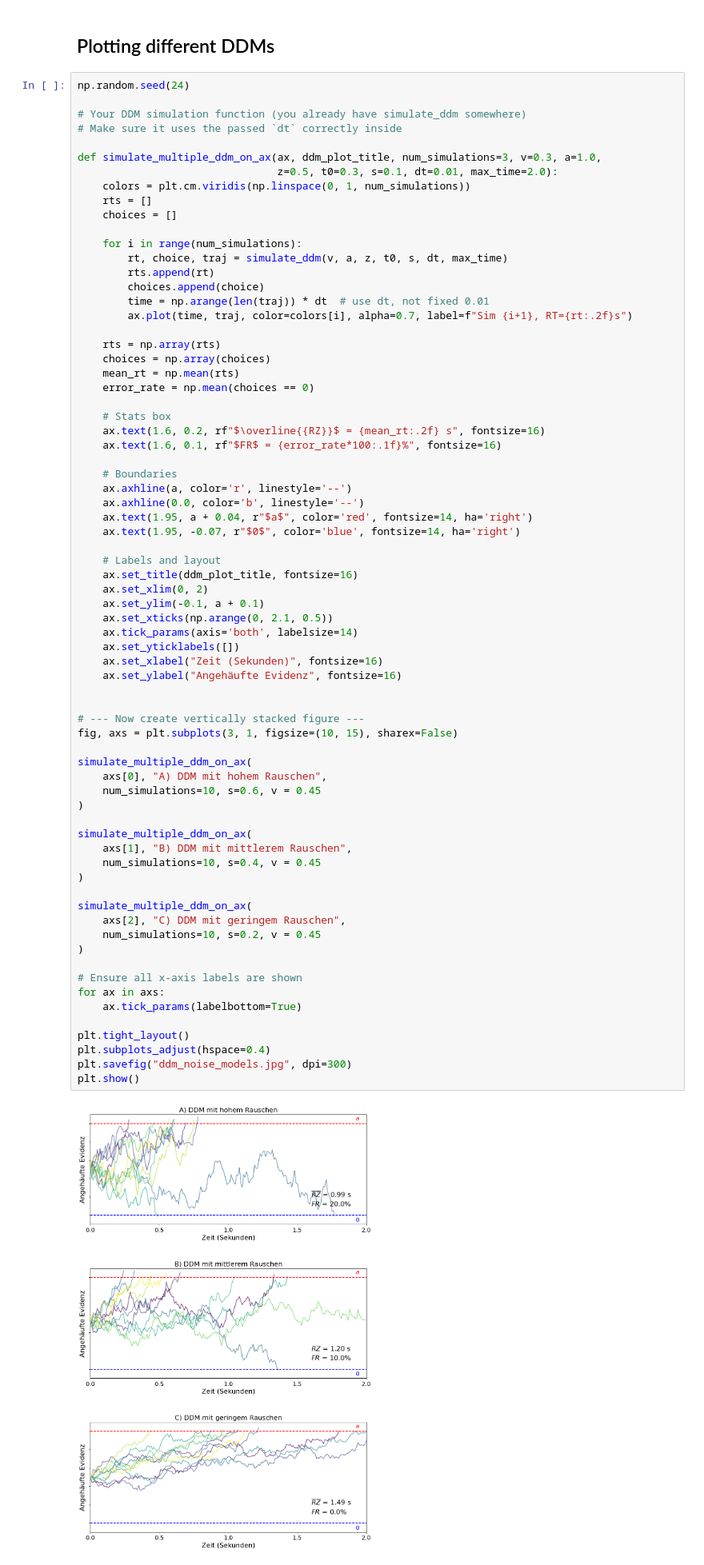
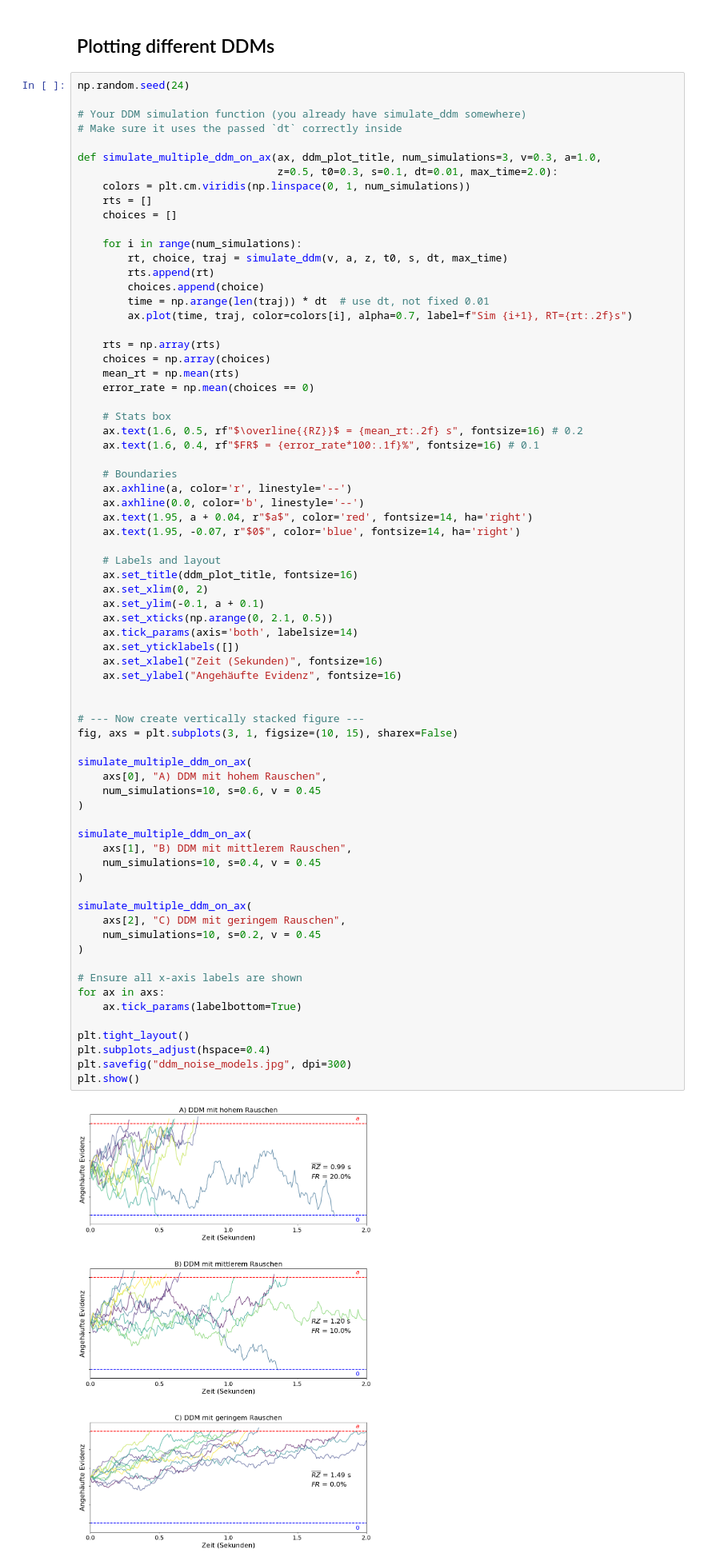
Before and after one commit to raph-c-psych/sat_dual_tasking, a Jupyter notebook: 04_drift_diffusion_modelling/drift_diffusion_modelling.ipynb, the cells around one changed output. Shown: that part at 80% size. Drawn from its saved outputs; the diff is of its cells as text.

```diff
--- a/04_drift_diffusion_modelling/drift_diffusion_modelling.ipynb
+++ b/04_drift_diffusion_modelling/drift_diffusion_modelling.ipynb
@@ -68,8 +68,8 @@ def simulate_multiple_ddm_on_ax(ax, ddm_plot_title, num_simulations=3, v=0.3, a=
     error_rate = np.mean(choices == 0)
 
     # Stats box
-    ax.text(1.6, 0.2, rf"$\overline{{RZ}}$ = {mean_rt:.2f} s", fontsize=16)
-    ax.text(1.6, 0.1, rf"$FR$ = {error_rate*100:.1f}%", fontsize=16)
+    ax.text(1.6, 0.5, rf"$\overline{{RZ}}$ = {mean_rt:.2f} s", fontsize=16) # 0.2
+    ax.text(1.6, 0.4, rf"$FR$ = {error_rate*100:.1f}%", fontsize=16) # 0.1
 
     # Boundaries
     ax.axhline(a, color='r', linestyle='--')
@@ -88,31 +88,31 @@ def simulate_multiple_ddm_on_ax(ax, ddm_plot_title, num_simulations=3, v=0.3, a=
     ax.set_ylabel("Angehäufte Evidenz", fontsize=16)
 
 
 # --- Now create vertically stacked figure ---
 fig, axs = plt.subplots(3, 1, figsize=(10, 15), sharex=False)
 
 simulate_multiple_ddm_on_ax(
     axs[0], "A) DDM mit hohem Rauschen",
     num_simulations=10, s=0.6, v = 0.45
 )
 
 simulate_multiple_ddm_on_ax(
     axs[1], "B) DDM mit mittlerem Rauschen",
     num_simulations=10, s=0.4, v = 0.45
 )
 
 simulate_multiple_ddm_on_ax(
     axs[2], "C) DDM mit geringem Rauschen",
     num_simulations=10, s=0.2, v = 0.45
 )
 
 # Ensure all x-axis labels are shown
 for ax in axs:
     ax.tick_params(labelbottom=True)
 
 plt.tight_layout()
 plt.subplots_adjust(hspace=0.4)
 plt.savefig("ddm_noise_models.jpg", dpi=300)
 plt.show()
 # %% [output]
-[figure, old version]
+[figure, new version]
```
Also changed, not shown: 6 other files.
